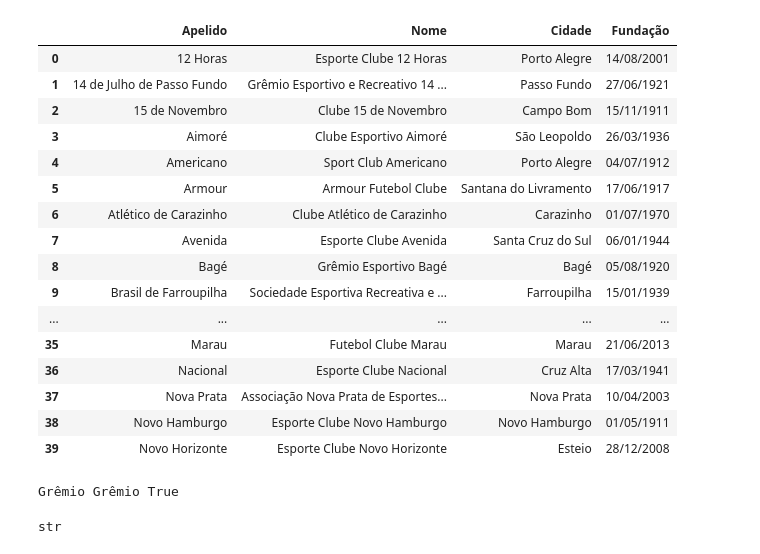
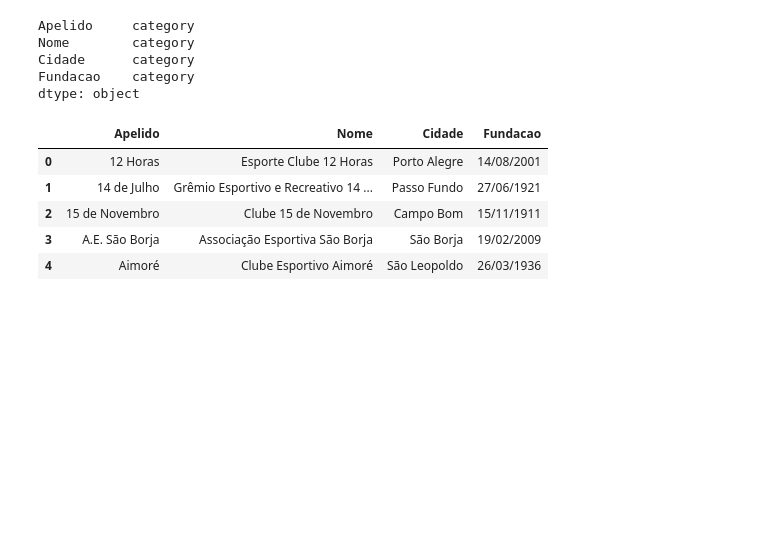
Before and after one commit to VitorBSP/Multiverso_greNAL, a Jupyter notebook: tratamento_banco.ipynb, the cells around one changed output. Saved outputs shown, nothing was run; the diff lists cells and outputs as text; code cells hidden in the pictures; blank space fills up the shorter version.

```diff
--- a/tratamento_banco.ipynb
+++ b/tratamento_banco.ipynb
@@ -75,0 +135,6 @@ times.append('Apelido': 'Apelido_new')
+# %%
+campeonatos['Primeiro'] = campeonatos['Primeiro'].str.normalize('NFKD').str.replace(' ', '', n=1).map(lambda x: x[:-1] if x[-1] == ' ' else x)
+campeonatos['Segundo'] = campeonatos['Segundo'].str.normalize('NFKD').str.replace(' ', '', n=1).map(lambda x: x[:-1] if x[-1] == ' ' else x)
+campeonatos['Terceiro'] = campeonatos['Terceiro'].str.normalize('NFKD').str.replace(' ', '', n=1).map(lambda x: x[:-1] if x[-1] == ' ' else x)
+campeonatos['Quarto'] = campeonatos['Quarto'].str.normalize('NFKD').str.replace(' ', '', n=1).map(lambda x: x[:-1] if x[-1] == ' ' else x)
+times['Apelido'] = times['Apelido'].str.normalize('NFKD')
@@ -75,0 +163,6 @@ times.append('Apelido': 'Apelido_new')
+# %%
+times = times.drop_duplicates(subset=['Nome', 'Cidade'], keep = 'last')
+# %%
+#pd.set_option('max_rows', 120)
+times.sort_values(by=['Apelido'], inplace = True, ignore_index=True)
+times.tail(5)
@@ -76,28 +289,18 @@ times.append('Apelido': 'Apelido_new')
+# %%
+times = times.astype("category")
+times.dtypes
+# %% [output]
+Apelido     category
+Nome        category
+Cidade      category
+Fundacao    category
+dtype: object
 # %%
-times.head(40)
+times.head(5)
 # %% [output]
-|  | Apelido | Nome | Cidade | Fundação |
+|  | Apelido | Nome | Cidade | Fundacao |
 | 0 | 12 Horas | Esporte Clube 12 Horas | Porto Alegre | 14/08/2001 |
-| 1 | 14 de Julho de Passo Fundo | Grêmio Esportivo e Recreativo 14 ... | Passo Fundo | 27/06/1921 |
+| 1 | 14 de Julho | Grêmio Esportivo e Recreativo 14 ... | Passo Fundo | 27/06/1921 |
 | 2 | 15 de Novembro | Clube 15 de Novembro | Campo Bom | 15/11/1911 |
-| 3 | Aimoré | Clube Esportivo Aimoré | São Leopoldo | 26/03/1936 |
-| 4 | Americano | Sport Club Americano | Porto Alegre | 04/07/1912 |
-| 5 | Armour | Armour Futebol Clube | Santana do Livramento | 17/06/1917 |
-| 6 | Atlético de Carazinho | Clube Atlético de Carazinho | Carazinho | 01/07/1970 |
-| 7 | Avenida | Esporte Clube Avenida | Santa Cruz do Sul | 06/01/1944 |
-| 8 | Bagé | Grêmio Esportivo Bagé | Bagé | 05/08/1920 |
-| 9 | Brasil de Farroupilha | Sociedade Esportiva Recreativa e ... | Farroupilha | 15/01/1939 |
-| ... | ... | ... | ... | ... |
-| 35 | Marau | Futebol Clube Marau | Marau | 21/06/2013 |
-| 36 | Nacional | Esporte Clube Nacional | Cruz Alta | 17/03/1941 |
-| 37 | Nova Prata | Associação Nova Prata de Esportes... | Nova Prata | 10/04/2003 |
-| 38 | Novo Hamburgo | Esporte Clube Novo Hamburgo | Novo Hamburgo | 01/05/1911 |
-| 39 | Novo Horizonte | Esporte Clube Novo Horizonte | Esteio | 28/12/2008 |
+| 3 | A.E. São Borja | Associação Esportiva São Borja | São Borja | 19/02/2009 |
+| 4 | Aimoré | Clube Esportivo Aimoré | São Leopoldo | 26/03/1936 |
-# %%
-print(times.iloc[22, 0],campeonatos.iloc[2,2], times.iloc[22, 0] == campeonatos.iloc[2,2])
-# %% [output]
-Grêmio Grêmio True
-# %%
-type(campeonatos.iloc[2,2])
-# %% [output]
-str
```
Also changed, not shown: parts of 28 cells of this notebook.
